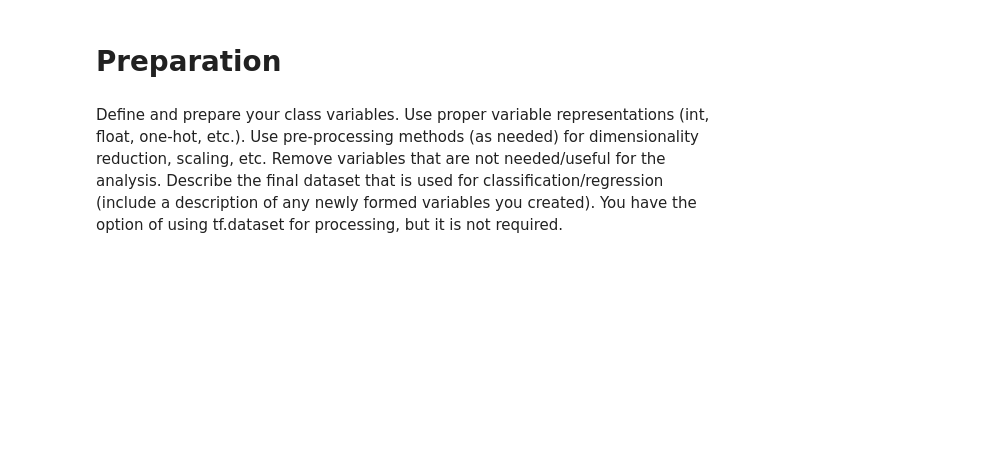
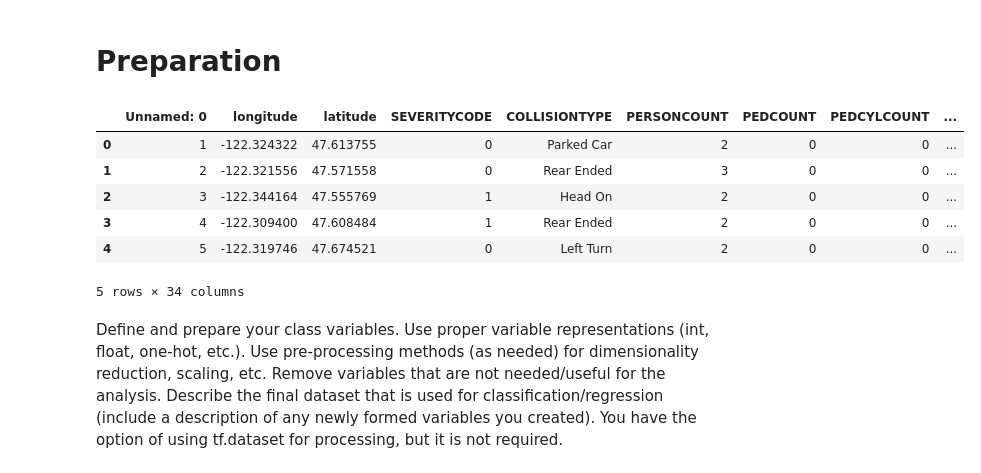
Before and after one commit to JocelynRupp/ML-Lab-5, a Jupyter notebook: Lab5.ipynb, the cells around one changed output. Cells and saved outputs as stored; diff of their text form; code cells hidden in the pictures; blank space fills up the shorter version.

```diff
--- a/Lab5.ipynb
+++ b/Lab5.ipynb
@@ -11,2 +15,15 @@ Select a dataset similarly to lab one. That is, the dataset must be table data a
+# %%
+data_path = 'collision-data.csv'
+df = pd.read_csv(data_path)
+
+df.head()
+# %% [output]
+|  | Unnamed: 0 | longitude | latitude | SEVERITYCODE | COLLISIONTYPE | PERSONCOUNT | PEDCOUNT | PEDCYLCOUNT | ... |
+| 0 | 1 | -122.324322 | 47.613755 | 0 | Parked Car | 2 | 0 | 0 | ... |
+| 1 | 2 | -122.321556 | 47.571558 | 0 | Rear Ended | 3 | 0 | 0 | ... |
+| 2 | 3 | -122.344164 | 47.555769 | 1 | Head On | 2 | 0 | 0 | ... |
+| 3 | 4 | -122.309400 | 47.608484 | 1 | Rear Ended | 2 | 0 | 0 | ... |
+| 4 | 5 | -122.319746 | 47.674521 | 0 | Left Turn | 2 | 0 | 0 | ... |
+5 rows × 34 columns
 # %% [markdown]
 Define and prepare your class variables. Use proper variable representations (int, float, one-hot, etc.). Use pre-processing methods (as needed) for dimensionality reduction, scaling, etc. Remove variables that are not needed/useful for the analysis. Describe the final dataset that is used for classification/regression (include a description of any newly formed variables you created). You have the option of using tf.dataset for processing, but it is not required.
```
Also changed, not shown: parts of 13 cells of this notebook, 1 other file.
